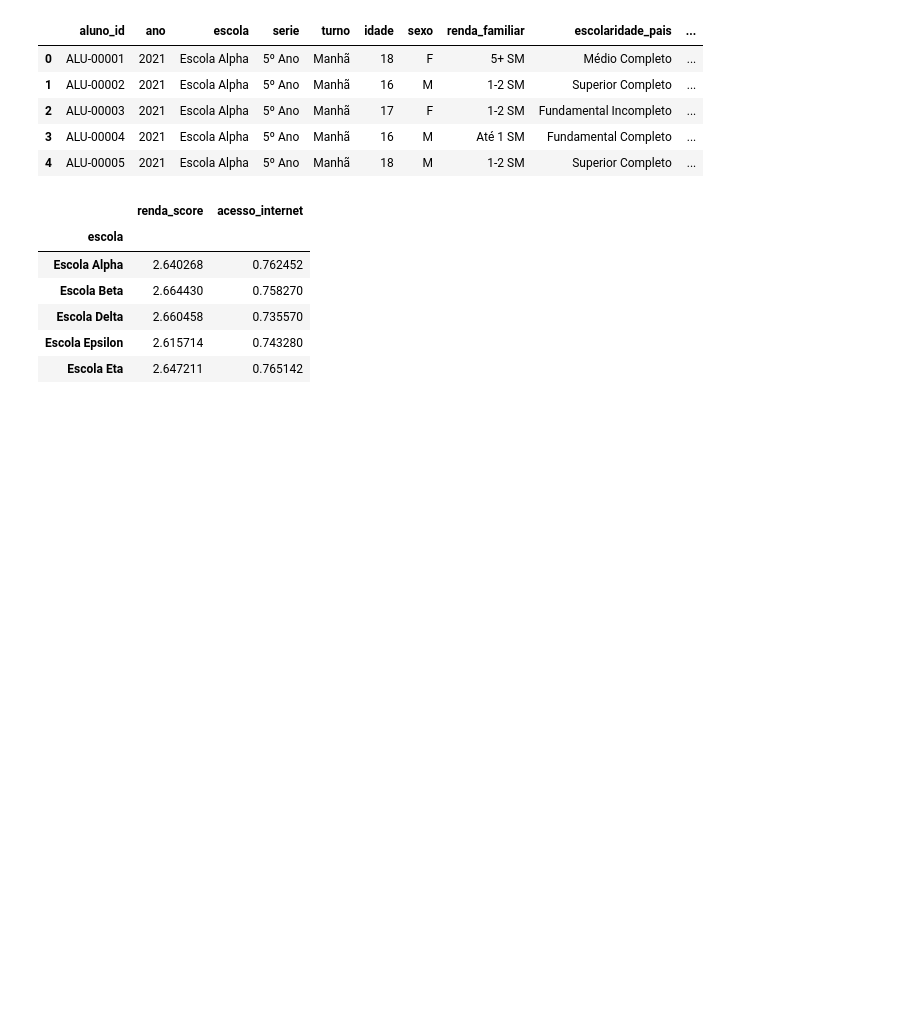
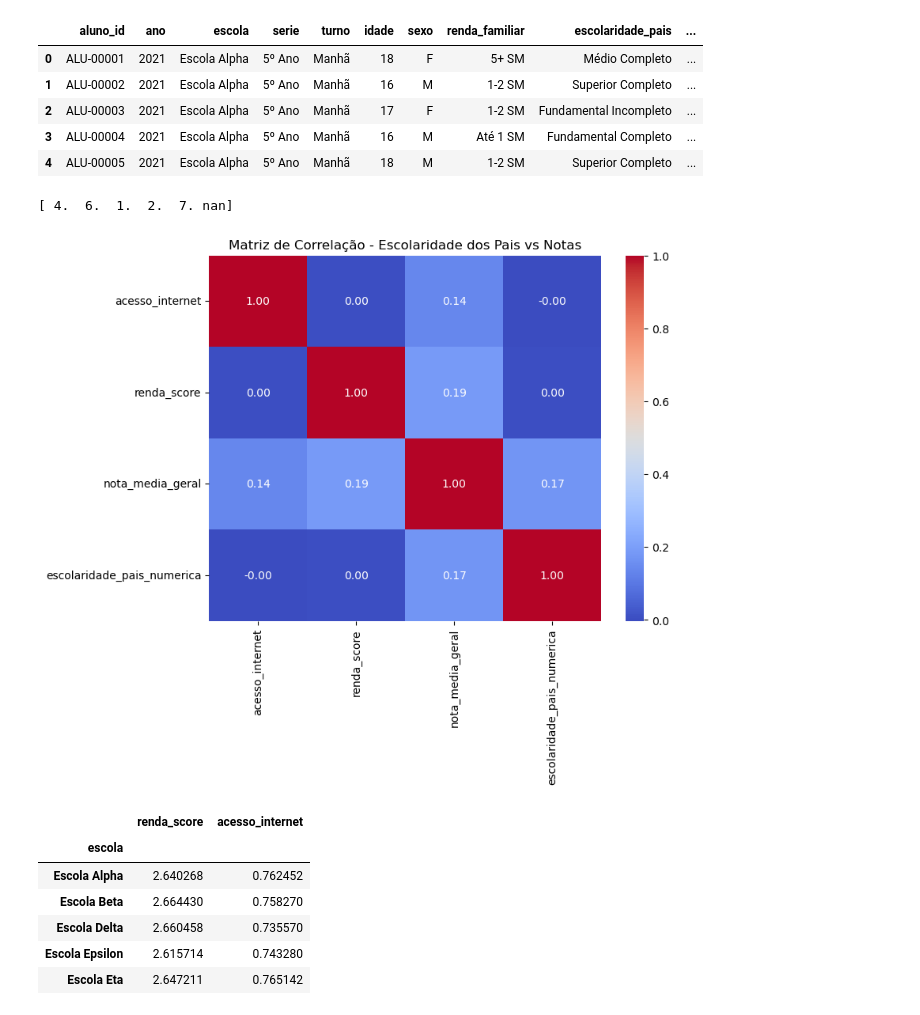
Before and after one commit to jose-alves-fn/operacao-nota-inflada-CDT13, a Jupyter notebook: notebooks/Projeto 04 - Operação Nota Inflada.IPYNB, the cells around one changed output. Saved outputs shown, nothing was run; the diff lists cells and outputs as text; code cells hidden in the pictures; blank space fills up the shorter version.

```diff
--- a/notebooks/Projeto 04 - Operação Nota Inflada.IPYNB
+++ b/notebooks/Projeto 04 - Operação Nota Inflada.IPYNB
@@ -746,6 +780,48 @@ dados_desempenho.head()
 | 2 | ALU-00003 | 2021 | Escola Alpha | 5º Ano | Manhã | 17 | F | 1-2 SM | Fundamental Incompleto | ... |
 | 3 | ALU-00004 | 2021 | Escola Alpha | 5º Ano | Manhã | 16 | M | Até 1 SM | Fundamental Completo | ... |
 | 4 | ALU-00005 | 2021 | Escola Alpha | 5º Ano | Manhã | 18 | M | 1-2 SM | Superior Completo | ... |
+# %%
+#Transformando escolaridade dos pais em numeros inteiros
+mapeamento_escolaridade = {
+    'Fundamental Incompleto': 1,
+    'Fundamental Completo': 2,
+    'Médio Incompleto': 3,
+    'Médio Completo': 4,
+    'Superior Incompleto': 5,
+    'Superior Completo': 6,
+    'Pós-graduação': 7
+}
+
+
+dados_desempenho['escolaridade_pais_numerica'] = dados_desempenho['escolaridade_pais'].map(mapeamento_escolaridade)
+
+
+print(dados_desempenho['escolaridade_pais_numerica'].unique())
+# %% [output]
+[ 4.  6.  1.  2.  7. nan]
+# %%
+colunas_correlacao = [
+    'acesso_internet',
+    'renda_score',
+    'nota_media_geral',
+    'escolaridade_pais_numerica'
+]
+
+matriz_correlacao = dados_desempenho[colunas_correlacao].corr()
+
+plt.figure(figsize=(8,6))
+
+sns.heatmap(
+    matriz_correlacao,
+    annot=True,
+    cmap="coolwarm",
+    fmt=".2f"
+)
+
+plt.title("Matriz de Correlação - Escolaridade dos Pais vs Notas")
+plt.show()
+# %% [output]
+[figure, added]
 # %%
 # IDE por escola
 ise_escola = dados_desempenho.groupby("escola")[[
```
Also changed, not shown: parts of 23 cells of this notebook, 2 other files.
